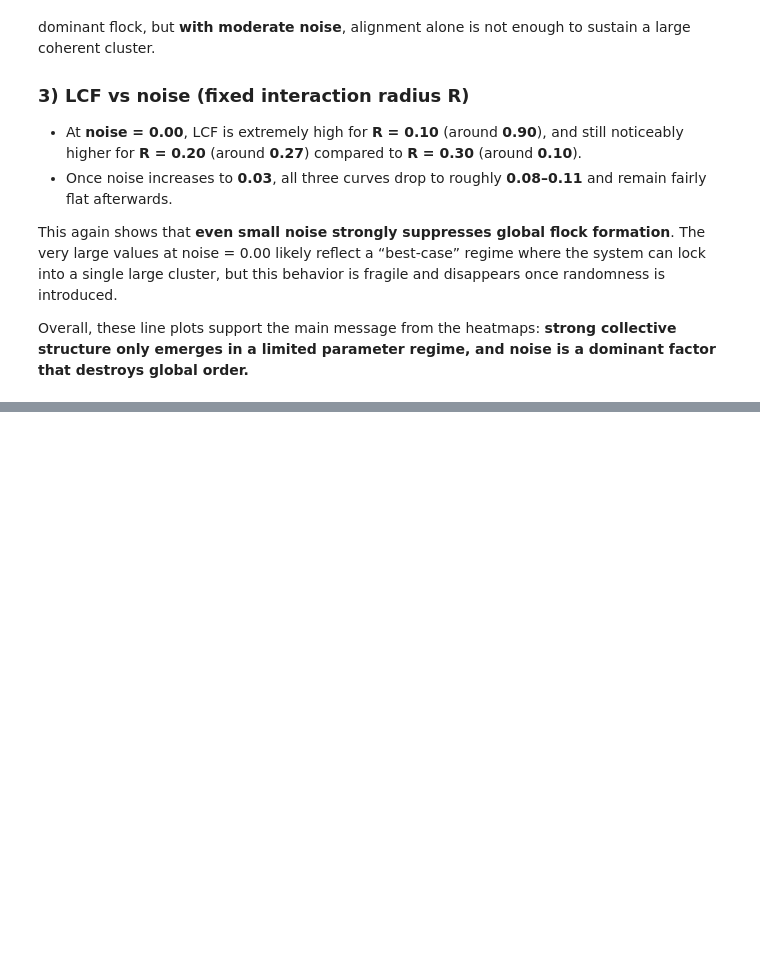
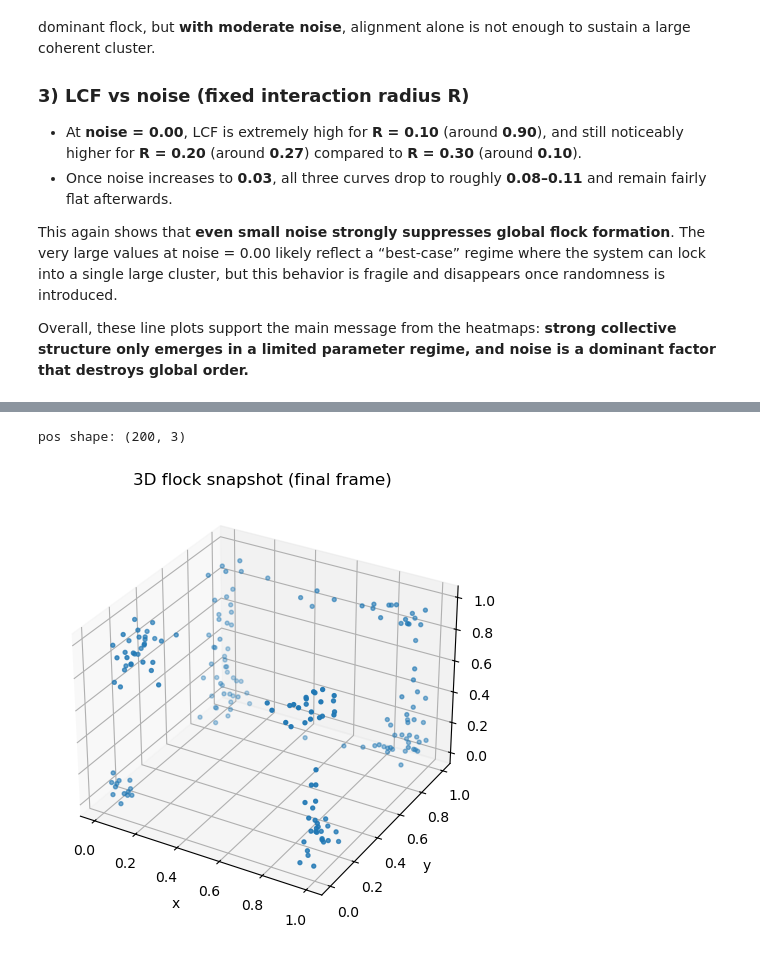
Before and after one commit to ayy031/Group4_emergent-flocking-structure, a Jupyter notebook: notebooks/final_flocking_sweep_v2.ipynb, the cells around one changed output, grey strips where cells are left out. Drawn from its saved outputs; the diff is of its cells as text; code cells hidden in the pictures; blank space fills up the shorter version.

```diff
--- a/notebooks/final_flocking_sweep_v2.ipynb
+++ b/notebooks/final_flocking_sweep_v2.ipynb
@@ -344,0 +466,27 @@ Overall, these line plots support the main message from the heatmaps: **strong c
+# %%
+# Run one 3D simulation and visualize final positions
+sim_speed = 0.03
+
+hist = run_simulation(
+    N=N, steps=steps, box_size=box_size,
+    align=1.0, cohesion=0.0, noise=0.0, R=0.2,
+    speed=sim_speed,
+    seed=0, save_every=steps
+)
+
+pos = hist[-1]   # final frame positions
+
+print("pos shape:", np.array(pos).shape)  # should be (N, 3) if truly 3D
+
+fig = plt.figure()
+ax = fig.add_subplot(111, projection="3d")
+ax.scatter(pos[:, 0], pos[:, 1], pos[:, 2], s=8)
+ax.set_title("3D flock snapshot (final frame)")
+ax.set_xlabel("x")
+ax.set_ylabel("y")
+ax.set_zlabel("z")
+plt.tight_layout()
+plt.show()
+# %% [output]
+pos shape: (200, 3)
+[figure, added]
```
Also changed, not shown: parts of 11 cells of this notebook, 1 other file.
